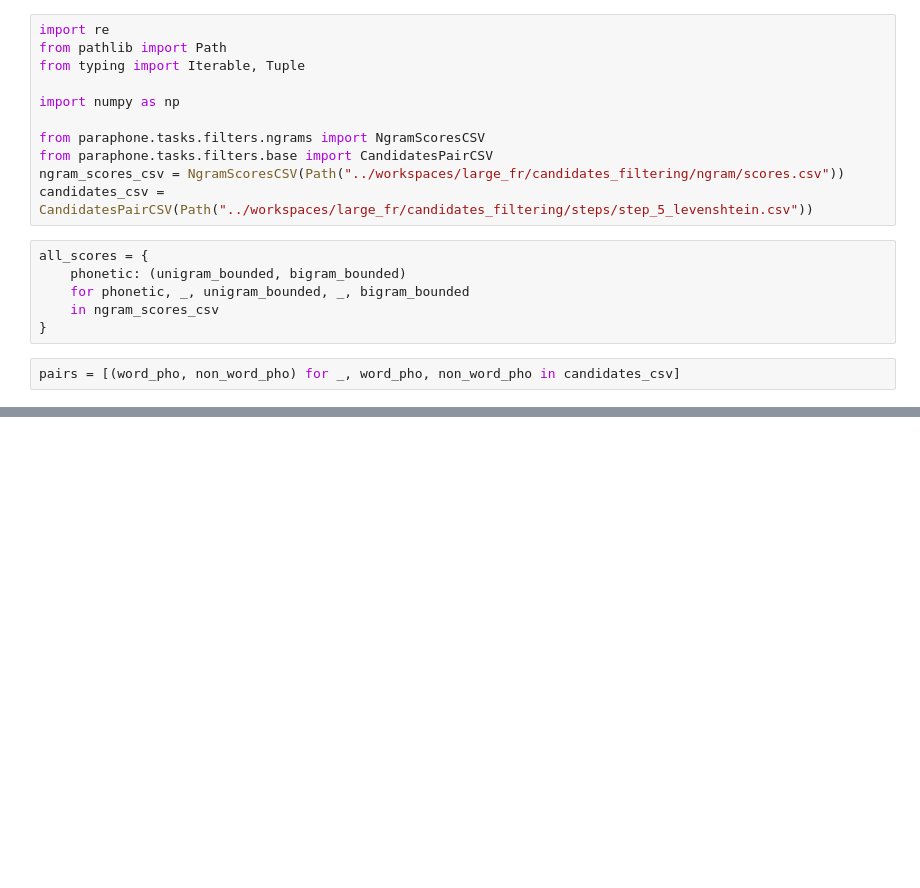
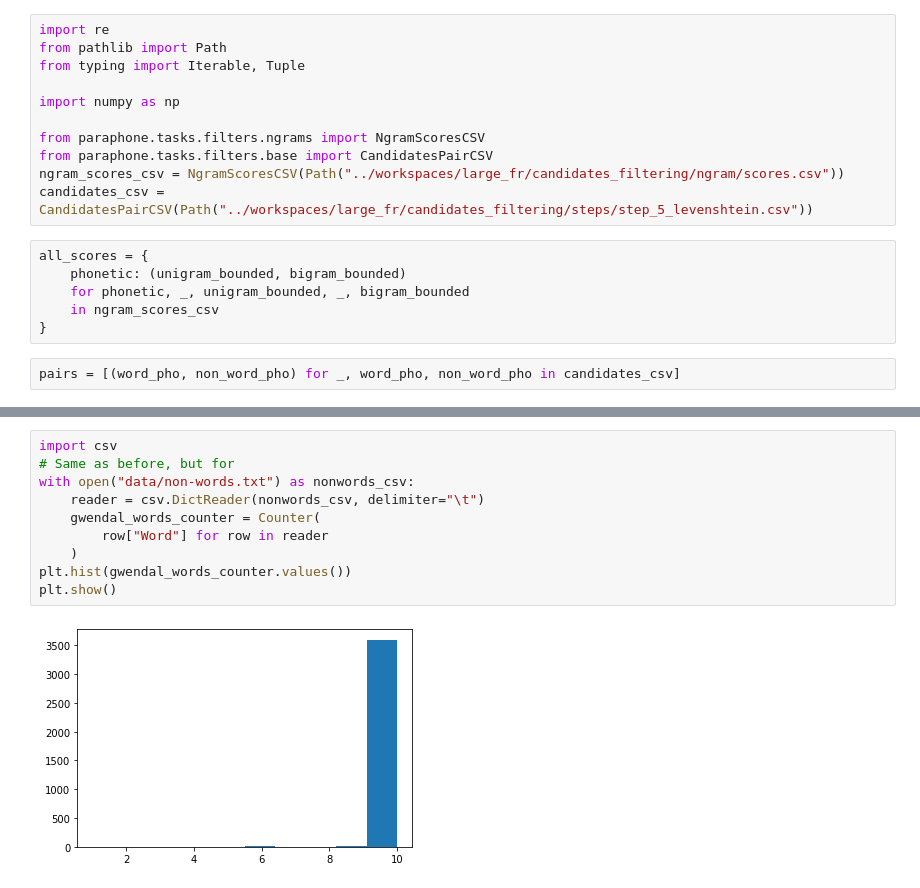
Before and after one commit to MarvinLvn/paraphone, a Jupyter notebook: notebooks/ngram_histogram.ipynb, the cells around one changed output, grey strips where cells are left out. Drawn from its saved outputs; the diff is of its cells as text; blank space fills up the shorter version.

```diff
--- a/notebooks/ngram_histogram.ipynb
+++ b/notebooks/ngram_histogram.ipynb
@@ -47,0 +105,12 @@ fig.savefig("ngram_probs_histogram.png")
+# %%
+import csv
+# Same as before, but for
+with open("data/non-words.txt") as nonwords_csv:
+    reader = csv.DictReader(nonwords_csv, delimiter="\t")
+    gwendal_words_counter = Counter(
+        row["Word"] for row in reader
+    )
+plt.hist(gwendal_words_counter.values())
+plt.show()
+# %% [output]
+[figure, added]
```
Also changed, not shown: parts of 8 cells of this notebook, 8 other files.
